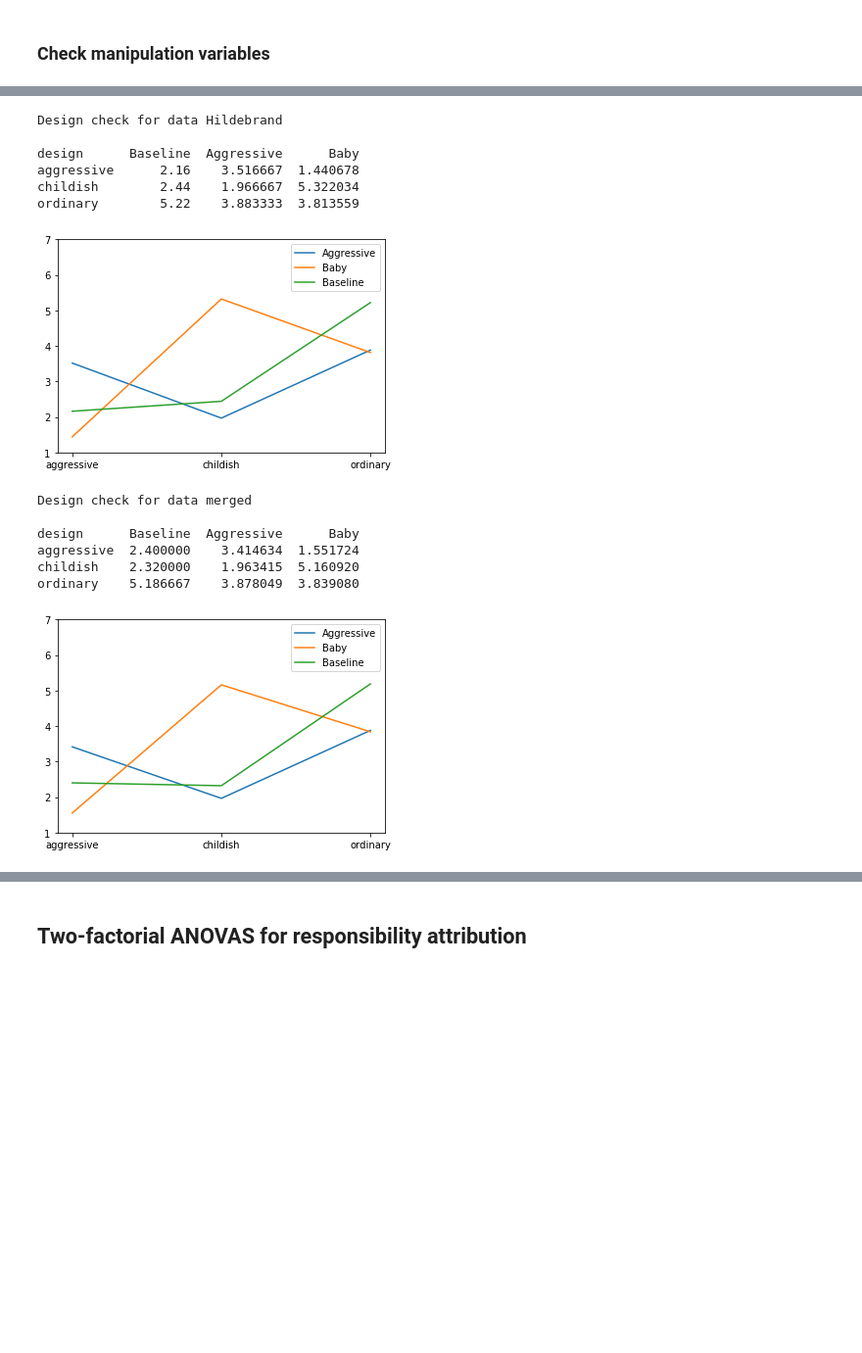
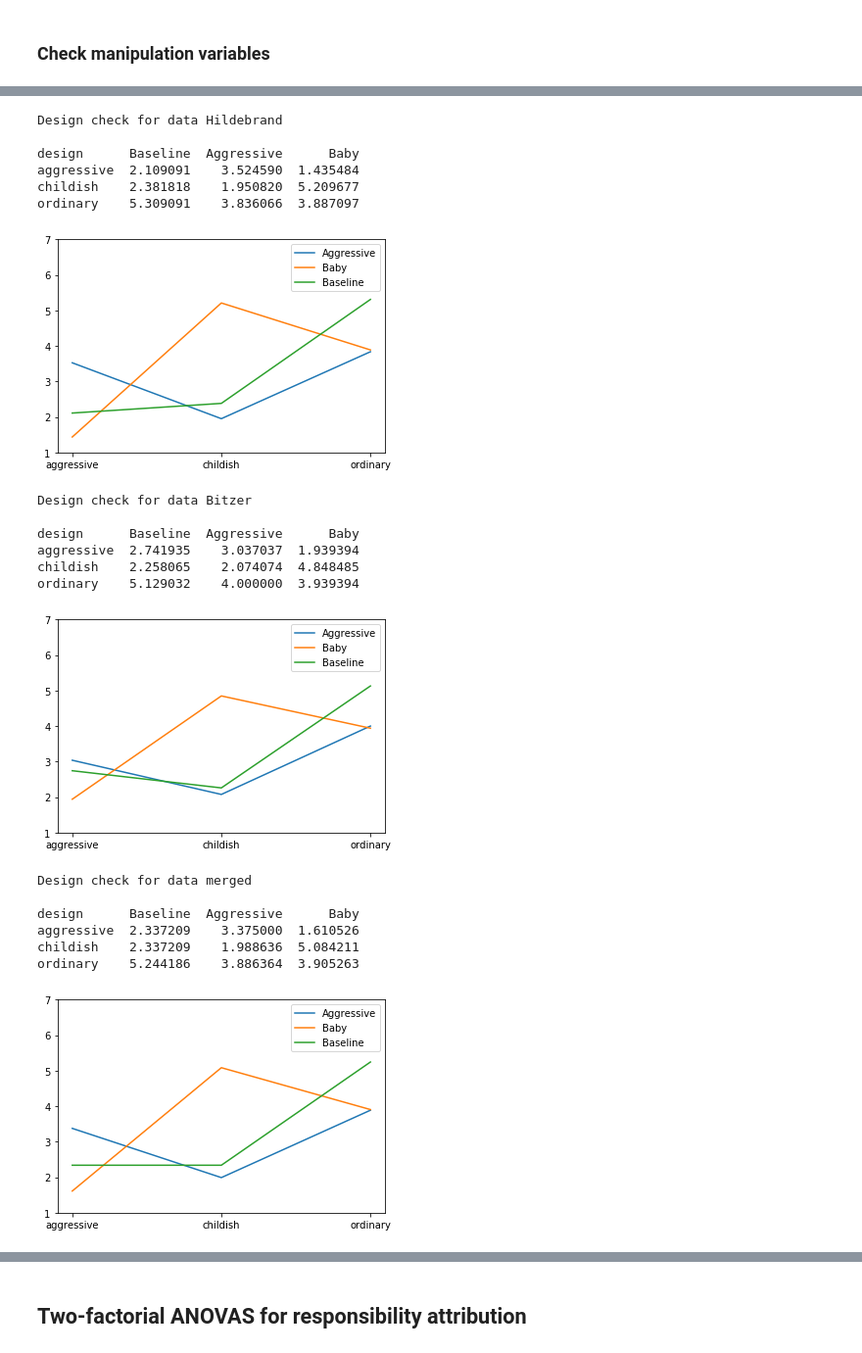
Before and after one commit to steffenwoelfl/Car-Responsibility, a Jupyter notebook: resp_analysis.ipynb, the cells around one changed output, grey strips where cells are left out. Shown at 98% size. Cells and saved outputs as stored; diff of their text form; code cells hidden in the pictures; blank space fills up the shorter version.

```diff
--- a/resp_analysis.ipynb
+++ b/resp_analysis.ipynb
@@ -376,6 +575,7 @@ Index(['lfdn', 'external_lfdn', 'tester', 'dispcode', 'lastpage', 'quality',
       dtype='object')
 # %%
 data1.name = 'Data Hildebrand'
+data2.name = 'Data Bitzer'
 data.name = 'Data merged'
 # %%
 # Cases per experimental condition
@@ -418,6 +619,7 @@ def drop_columns(data):
 
 data = drop_columns(data)
 data1 = drop_columns(data1)
+data2 = drop_columns(data2)
 # %% [output]
 Index(['lfdn', 'duration', 'c_0001', 'Trust_Car_1', 'Trust_Car_2',
        'Trust_Car_3', 'car_check', 'Manip_Check_1', 'Manip_Check_2',
@@ -463,6 +665,7 @@ def factors(data):
 
 data = factors(data)
 data1 = factors(data1)
+data2 = factors(data2)
 # %% [output]
    c_0001    level    design
 0       1  Level 3  Baseline
@@ -489,5 +698,6 @@ def check_manip(data):
 
 data = check_manip(data)
 data1 = check_manip(data1)
+data2 = check_manip(data2)
 # %% [output]
         car_check    childish    ordinary  aggressive
@@ -543,40 +761,49 @@ Mean car_check for Level 5: 8.719
 # %%
 # Display perceptions of design
 
 def design_check(data):
     means_by_cond = pd.pivot_table(data, values=['childish', 'ordinary', 'aggressive'], index=['design'])
     design_means = means_by_cond.T
     print(design_means)
     fig = plt.figure()
     plt.plot(design_means['Aggressive'])
     plt.plot(design_means['Baby'])
     plt.plot(design_means['Baseline'])
 
     plt.legend(['Aggressive', 'Baby', 'Baseline'])
     plt.xticks([0,1,2], labels=['aggressive', 'childish', 'ordinary'])
     plt.ylim(1,7)
 
     plt.show()
 
 print('Design check for data Hildebrand\n')
 design_check(data1)
+print('\nDesign check for data Bitzer\n')
+design_check(data2)
 print('\nDesign check for data merged\n')
 design_check(data)
 # %% [output]
 Design check for data Hildebrand
 
 design      Baseline  Aggressive      Baby
-aggressive      2.16    3.516667  1.440678
-childish        2.44    1.966667  5.322034
-ordinary        5.22    3.883333  3.813559
+aggressive  2.109091    3.524590  1.435484
+childish    2.381818    1.950820  5.209677
+ordinary    5.309091    3.836066  3.887097
-[figure, old version]
+[figure, new version]
-Design check for data merged
+Design check for data Bitzer
 
 design      Baseline  Aggressive      Baby
-aggressive  2.400000    3.414634  1.551724
-childish    2.320000    1.963415  5.160920
-ordinary    5.186667    3.878049  3.839080
+aggressive  2.741935    3.037037  1.939394
+childish    2.258065    2.074074  4.848485
+ordinary    5.129032    4.000000  3.939394
-[figure, old version]
+[figure, new version]
+Design check for data merged
+
+design      Baseline  Aggressive      Baby
+aggressive  2.337209    3.375000  1.610526
+childish    2.337209    1.988636  5.084211
+ordinary    5.244186    3.886364  3.905263
+[figure, added]
 # %%
 # T-tests for manipulation check
 
```
Also changed, not shown: parts of 47 cells of this notebook.
